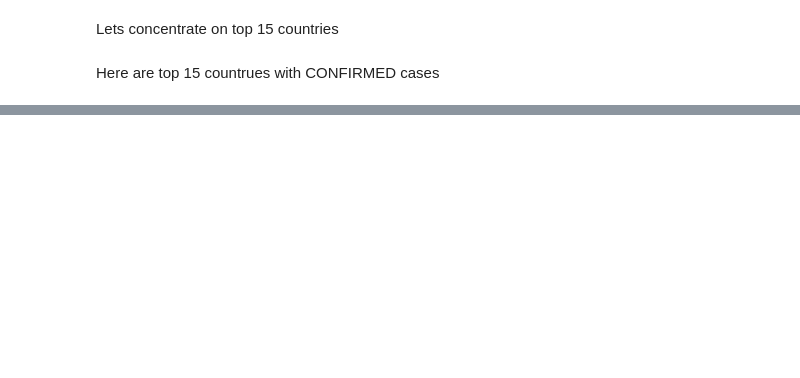
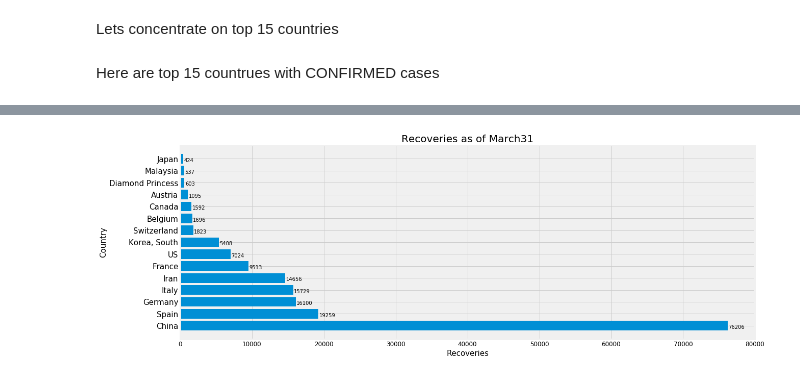
Before and after one commit to anarhasanov/COVID-19-analysis, a Jupyter notebook: COVID-19 analysis.ipynb, the cells around one changed output, grey strips where cells are left out. Cells and saved outputs as stored; diff of their text form; code cells hidden in the pictures; blank space fills up the shorter version.

```diff
--- a/COVID-19 analysis.ipynb
+++ b/COVID-19 analysis.ipynb
@@ -180,0 +209,14 @@ for index, value in enumerate(confirmed_top15):
+# %%
+recoveries_top15 = full_df.recoveries.sort_values(ascending=False).head(15)
+plt.figure(figsize=(18, 7))
+plt.barh(recoveries_top15.index, recoveries_top15)
+plt.title('Recoveries as of ' + latest_date, size=20)
+plt.xlabel('Recoveries', size=15)
+plt.ylabel('Country', size=15)
+plt.xticks(size=12)
+plt.yticks(size=15)
+plt.grid(True)
+for index, value in enumerate(recoveries_top15):
+    plt.text(value+100, index - .25, str(value))
+# %% [output]
+[figure, added]
```
Also changed, not shown: parts of 9 cells of this notebook.
